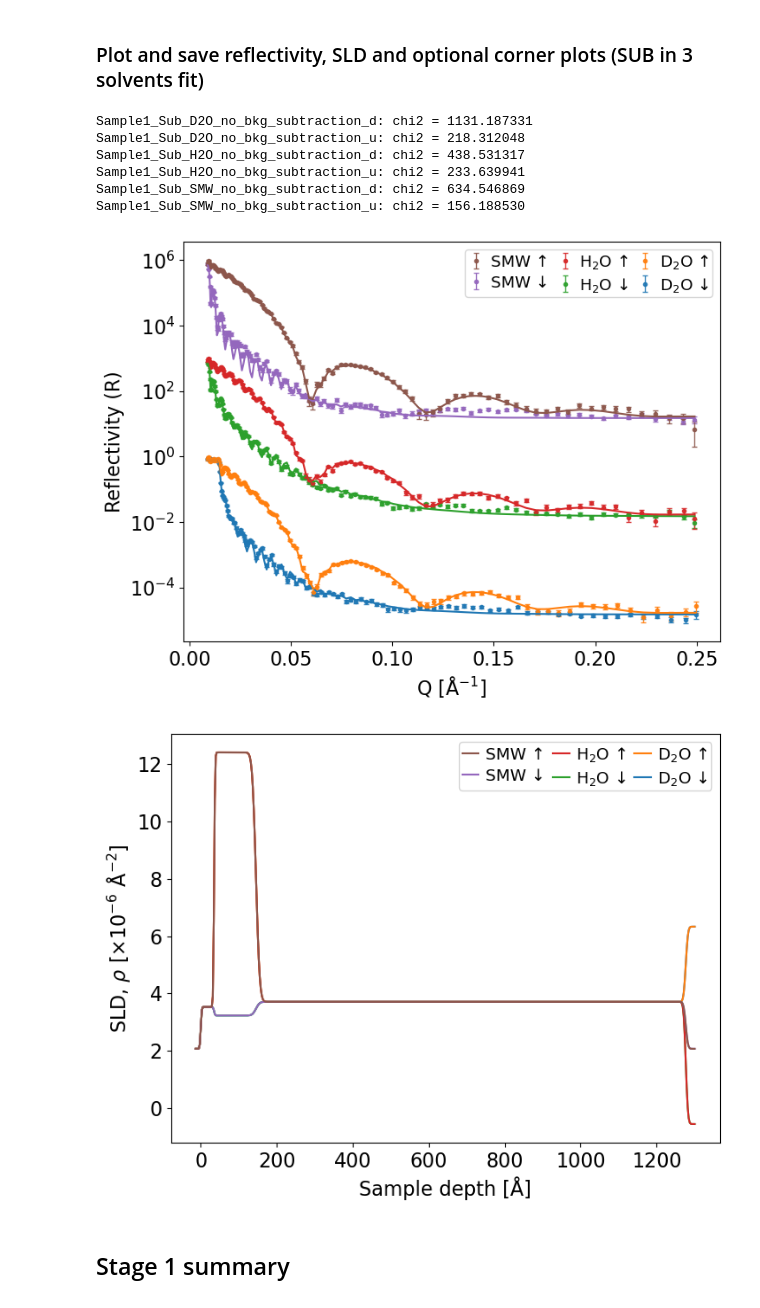
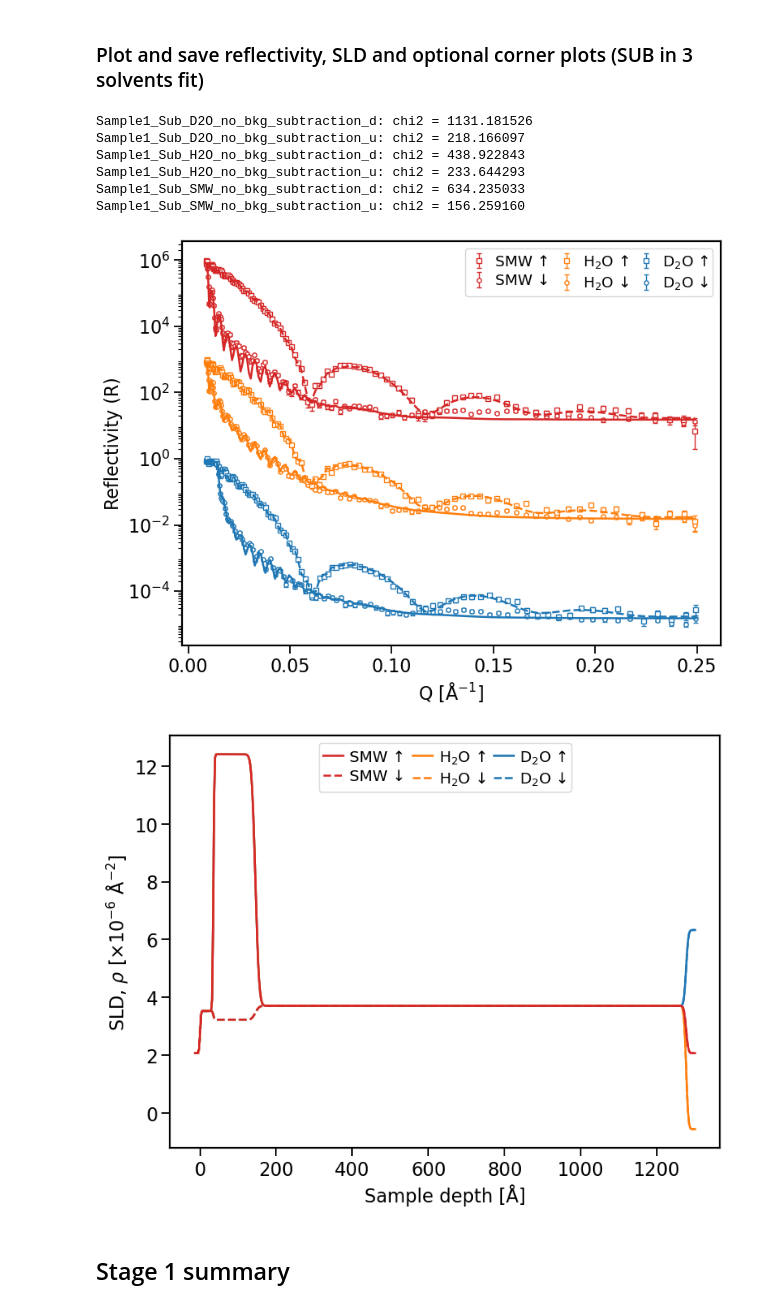
Before and after one commit to ivaya443/HOGBEN-optimising-PNR, a Jupyter notebook: optimisation_Fe_MRL_SiO2_cap.ipynb, the cells around one changed output. Cells and saved outputs as stored; diff of their text form; code cells hidden in the pictures.

Commit message:
started redoing refl and SLD plots

```diff
--- a/optimisation_Fe_MRL_SiO2_cap.ipynb
+++ b/optimisation_Fe_MRL_SiO2_cap.ipynb
@@ -202,6 +210,9 @@ Parameters:      None
 # %% [markdown]
 ### Plot and save reflectivity, SLD and optional corner plots (SUB in 3 solvents fit)
 # %%
+importlib.reload(fh)
+importlib.reload(fsh)
+
 stage1_cfg = StagePlotConfig(
     objective_group=global_objective,
     structures=[
@@ -217,42 +228,50 @@ stage1_cfg = StagePlotConfig(
         r'$\mathrm{D}_{\mathrm{2}}$O ↑',
         r'$\mathrm{H}_{\mathrm{2}}$O ↓',
         r'$\mathrm{H}_{\mathrm{2}}$O ↑',
         'SMW ↓',
         'SMW ↑',
     ],
     sld_labels=[
         r'$\mathrm{D}_{\mathrm{2}}$O ↓',
         r'$\mathrm{D}_{\mathrm{2}}$O ↑',
         r'$\mathrm{H}_{\mathrm{2}}$O ↓',
         r'$\mathrm{H}_{\mathrm{2}}$O ↑',
         'SMW ↓',
         'SMW ↑',
     ],
-    colors=["#1f77b4", "#ff7f0e", "#2ca02c", "#d62728", "#9467bd", "#8c564b"],
+    colors=["#1f77b4", "#1f77b4", "#ff7f0e", "#ff7f0e", "#d62728", "#d62728"],
     shifts=[1, 1, 1e3, 1e3, 1e6, 1e6],
+    marker_styles=["o", "s", "o", "s", "o", "s"],
+    model_linestyles=["-", "--", "-", "--", "-", "--"],
+    data_markerfacecolors=["white"] * 6,
+    data_markeredgecolors=["#1f77b4", "#1f77b4", "#ff7f0e", "#ff7f0e", "#d62728", "#d62728"],
+    model_linewidth=1.8,
+    data_markersize=3.8,
+    data_markeredgewidth=1.0,
+    axis_linewidth=1.6,
     refl_save_path=f"figures/Refl_fit_{MRL}_MRL_{Capping}_cap.svg",
     sld_save_path=f"figures/SLD_{MRL}_MRL_{Capping}_cap.svg",
     corner_save_path=f"figures/Corner_MCMC_{MRL}_MRL_{Capping}_cap.svg",
     legend_ncol=3,
     corner_left=0.15,
     corner_bottom=0.15,
 )
 
 stage1_artifacts = run_fitting_stage_plots(
     cfg=stage1_cfg,
     fitter=fitter,
     do_sampling=DO_SAMPLING,
     save_figs=SAVE_FIGS,
 )
 # %% [output]
-Sample1_Sub_D2O_no_bkg_subtraction_d: chi2 = 1131.187331
-Sample1_Sub_D2O_no_bkg_subtraction_u: chi2 = 218.312048
-Sample1_Sub_H2O_no_bkg_subtraction_d: chi2 = 438.531317
-Sample1_Sub_H2O_no_bkg_subtraction_u: chi2 = 233.639941
-Sample1_Sub_SMW_no_bkg_subtraction_d: chi2 = 634.546869
-Sample1_Sub_SMW_no_bkg_subtraction_u: chi2 = 156.188530
+Sample1_Sub_D2O_no_bkg_subtraction_d: chi2 = 1131.181526
+Sample1_Sub_D2O_no_bkg_subtraction_u: chi2 = 218.166097
+Sample1_Sub_H2O_no_bkg_subtraction_d: chi2 = 438.922843
+Sample1_Sub_H2O_no_bkg_subtraction_u: chi2 = 233.644293
+Sample1_Sub_SMW_no_bkg_subtraction_d: chi2 = 634.235033
+Sample1_Sub_SMW_no_bkg_subtraction_u: chi2 = 156.259160
-[figure, old version]
+[figure, new version]
-[figure, old version]
+[figure, new version]
 # %% [markdown]
 ## Stage 1 summary
 # %%
```
Also changed, not shown: parts of 4 cells of this notebook, 5 other files.
